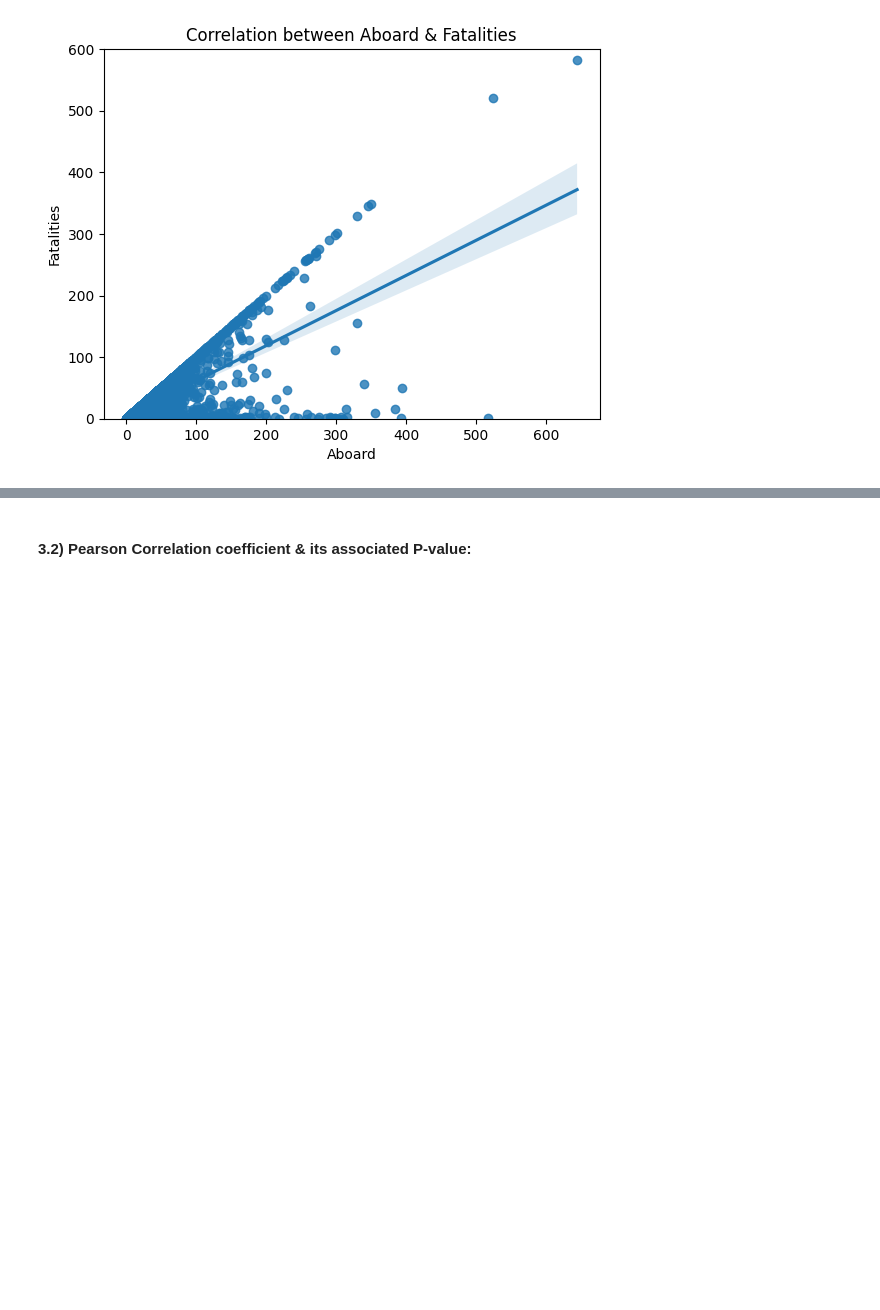
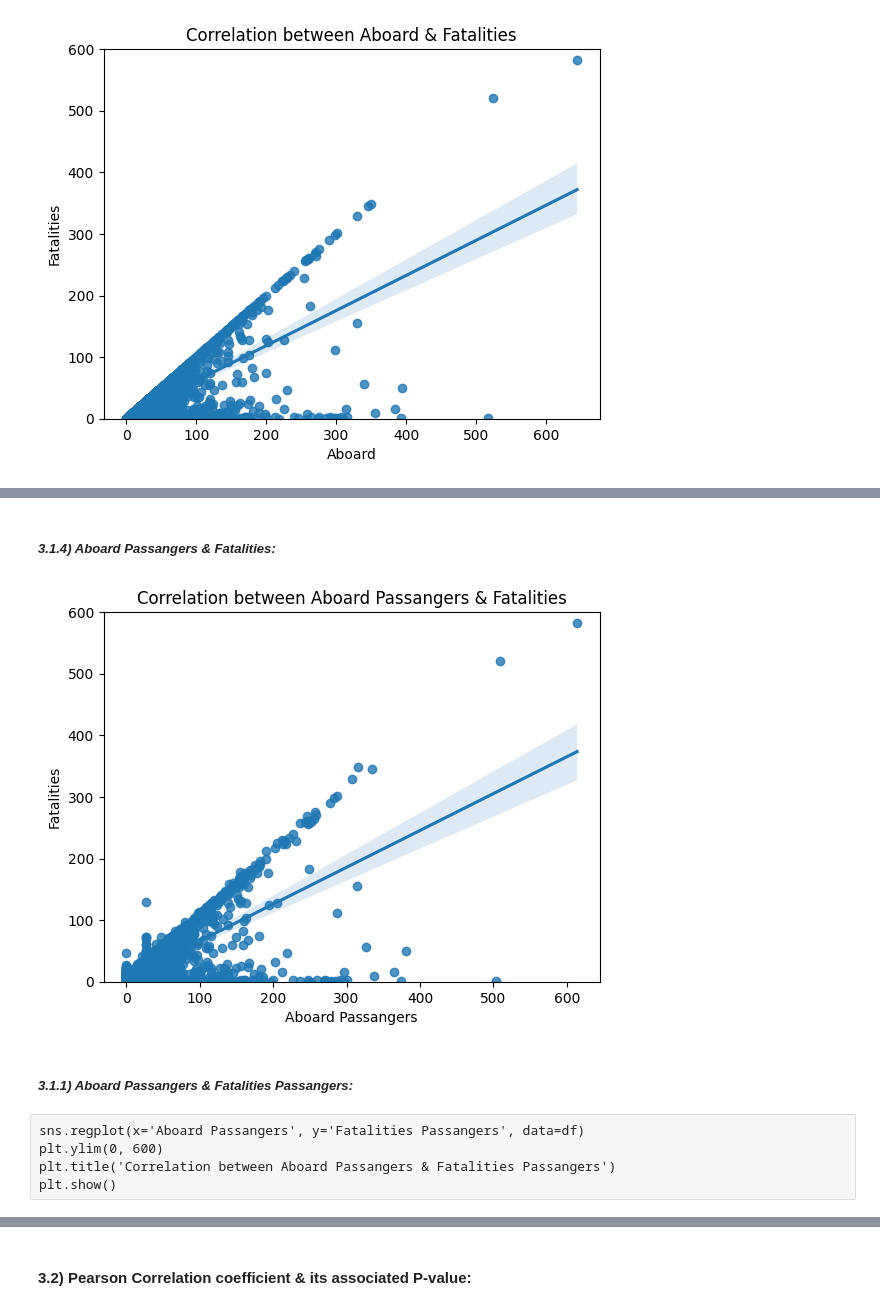
Before and after one commit to AbdessamadTzn/Dat-Analysis, a Jupyter notebook: Analyzing Flight Crashes/analyzing_flight_crashes.ipynb, the cells around one changed output, grey strips where cells are left out. Saved outputs shown, nothing was run; the diff lists cells and outputs as text; code cells hidden in the pictures; blank space fills up the shorter version.

```diff
--- a/Analyzing Flight Crashes/analyzing_flight_crashes.ipynb
+++ b/Analyzing Flight Crashes/analyzing_flight_crashes.ipynb
@@ -528,0 +538,16 @@ plt.show()
+# %% [markdown]
+##### ***3.1.4) Aboard Passangers & Fatalities:***
+# %%
+sns.regplot(x='Aboard Passangers', y='Fatalities', data=df)
+plt.ylim(0, 600)
+plt.title('Correlation between Aboard Passangers & Fatalities')
+plt.show()
+# %% [output]
+[figure, added]
+# %% [markdown]
+##### ***3.1.1) Aboard Passangers & Fatalities Passangers:***
+# %% [raw]
+sns.regplot(x='Aboard Passangers', y='Fatalities Passangers', data=df)
+plt.ylim(0, 600)
+plt.title('Correlation between Aboard Passangers & Fatalities Passangers')
+plt.show()
```
Also changed, not shown: parts of 8 cells of this notebook.
